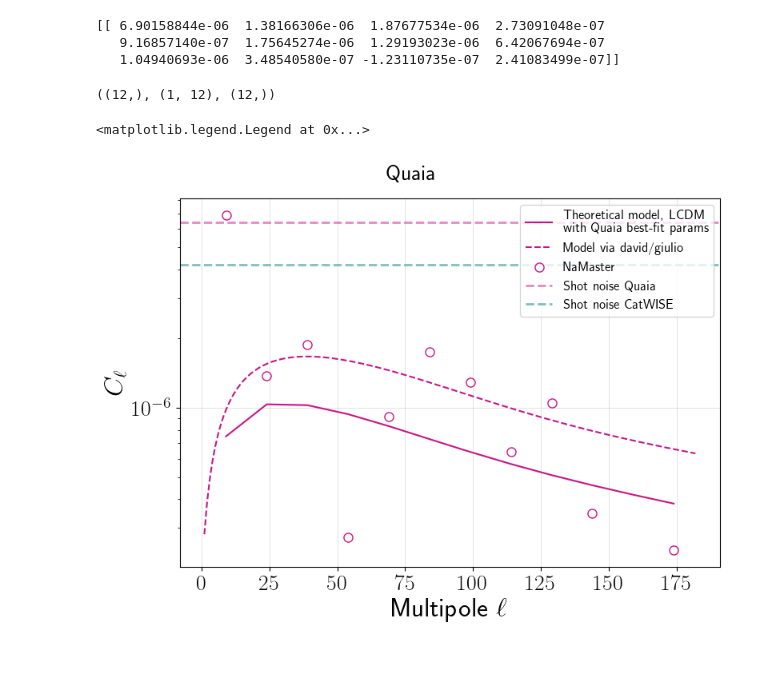
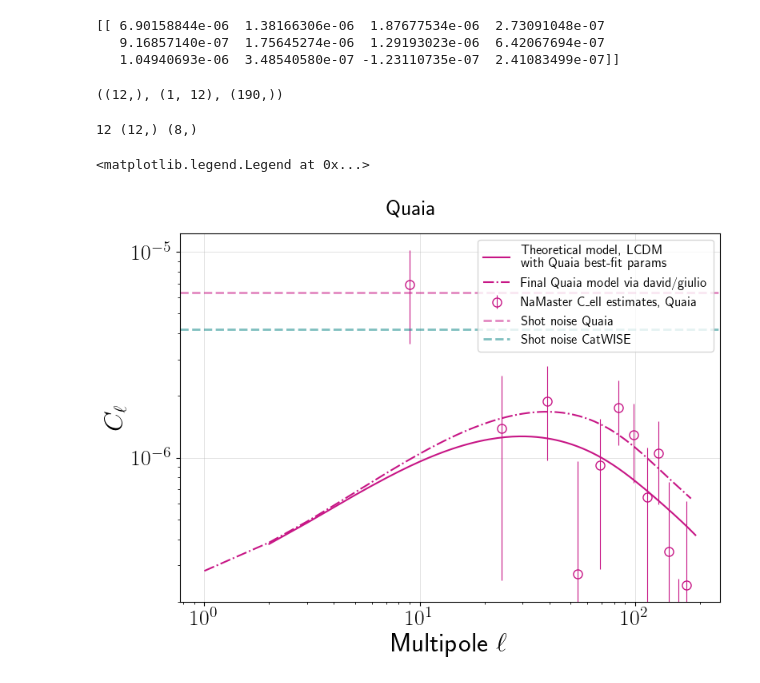
Before and after one commit to abbyw24/lss-dipoles, a Jupyter notebook: notebooks/2024-06-05_pseudo-Cells.ipynb, the cells around one changed output. Drawn from its saved outputs; the diff is of its cells as text; code cells hidden in the pictures.

```diff
--- a/notebooks/2024-06-05_pseudo-Cells.ipynb
+++ b/notebooks/2024-06-05_pseudo-Cells.ipynb
@@ -879,8 +879,15 @@ nz = np.array([np.sum(np.exp(-0.5*((z-zm)/sz)**2)/sz)
 # Now let's create a galaxy clustering tracer matching the first Quaia bin
 # We will give it a constant bias evolution for simplicity. The bias is roughly b_g~2.2.
 #t_sacc = s.tracers['qso0']
+bg = 1
+bias_sdss = bg * (0.278*((1 + zs)**2 - 6.565) + 2.393)
+bias_constant = np.ones_like(zs)*2.2
 tg = ccl.NumberCountsTracer(cosmo, has_rsd=False,
                             dndz=(zs, nz),
-                            bias=(zs, np.ones_like(zs)*2)
+                            bias=(zs, bias_constant),
                             )
-print(tg)
+
+tg_bsdss = ccl.NumberCountsTracer(cosmo, has_rsd=False,
+                            dndz=(zs, nz),
+                            bias=(zs, bias_sdss),
+                            )
@@ -901,6 +904,10 @@ print(leff_tohil)
 # %% [output]
 64
 [  9.  24.  39.  54.  69.  84.  99. 114. 129. 144. 159. 174.]
+# %%
+# Bins fine
+b_tohil_fine = nmt.NmtBin(nside, nlb=1)
+leff_tohil_fine = b_tohil_fine.get_effective_ells()
 # %%
 cl_quaia_tohil, nl_quaia_tohil, w_quaia_tohil, Bbl_quaia_tohil = get_cl(f_quaia, f_quaia, b_tohil,
                         pnl=nl_coupled_meanmethodAbby)
@@ -909,13 +916,18 @@ print(cl_quaia_tohil)
 [[ 6.90158844e-06  1.38166306e-06  1.87677534e-06  2.73091048e-07
    9.16857140e-07  1.75645274e-06  1.29193023e-06  6.42067694e-07
    1.04940693e-06  3.48540580e-07 -1.23110735e-07  2.41083499e-07]]
+# %%
+f = f_quaia
+w = w_quaia_tohil
+cv = get_cov(f, f, f, f, w, w)
+err_cl_namaster = np.sqrt(np.diag(cv))
 # %%
 #l, cl_gg, cov_gg_gg = s.get_ell_cl('cl_00', 'qso0', 'qso0', return_cov=True)
-clt_gg = ccl.angular_cl(cosmo, tg, tg, leff_tohil)
+clt_gg = ccl.angular_cl(cosmo, tg, tg, leff_tohil_fine)
 # %%
 leff_tohil.shape, cl_quaia_tohil.shape, clt_gg.shape
 # %% [output]
-((12,), (1, 12), (12,))
+((12,), (1, 12), (190,))
 # %%
 # and best-fit model from David, cutting to only the relevant ells
 fn_model = f'{datadir}/quaia_PS/cl_gg_bf_G20.0_1bin.npz'
@@ -924,6 +936,10 @@ with np.load(fn_model) as res:
     Cells_mod = res['cl_gg']
 idx = ells_mod <= np.max(leff_tohil)+nlb
 ells_mod, Cells_mod = ells_mod[idx], Cells_mod[idx]
+# %%
+print(len(leff_tohil), cl_quaia_tohil[0].shape, err_cl_namaster.shape)
+# %% [output]
+12 (12,) (8,)
 # %%
 # plottt
 #  (Cell functions output C_0, but start with C_1 since we're fitting overdensities)
@@ -932,20 +948,20 @@ fig.suptitle('Quaia', fontsize=20)
 
 kwargs = dict(ls='None', ms=6, alpha=1, lw=lw)
 
-ax.plot(leff_tohil, clt_gg,
+ax.plot(leff_tohil_fine, clt_gg,
         c=color_quaia, label='Theoretical model, LCDM\nwith Quaia best-fit params')
 
 ax.plot(ells_mod, Cells_mod,
-        c=color_quaia, label='Model via david/giulio',
-        ls='--')
+        c=color_quaia, label='Final Quaia model via david/giulio',
+        ls='-.')
+
 
 
 ax.errorbar(leff_tohil, cl_quaia_tohil[0],
-            #yerr=np.sqrt(np.diag(cv)),
-            yerr=None,
+            yerr=err_cl_namaster,
             color=color_quaia, marker='o', markersize=8, markerfacecolor='None',
-            ls='None',
-            label='NaMaster')
+            ls='None', lw=0.8,
+            label='NaMaster C_ell estimates, Quaia')
 
 # # expected dipole amplitude
 # kwargs = dict(marker='*', ms=10, mec='k', alpha=0.7, ls='None')
@@ -956,31 +972,33 @@ ax.errorbar(leff_tohil, cl_quaia_tohil[0],
 # shot noise estimates
 kwargs = dict(ls='--', alpha=0.5, lw=lw)
 ax.axhline(noise_quaia_Cell, c=color_quaia, **kwargs)
 # manual label
 line = mpl.lines.Line2D([0], [0], c=color_quaia, label='Shot noise Quaia', **kwargs)
 
 kwargs = dict(ls='--', alpha=0.5, lw=lw)
 ax.axhline(noise_catwise_Cell, c=color_catwise, **kwargs)
 # manual label
 line_cat = mpl.lines.Line2D([0], [0], c=color_catwise, label='Shot noise CatWISE', **kwargs)
 
 
 # model + shot noise
 #ax.plot(ells_mod, Cells_mod + noise_quaia_Cell, c=color_quaia, label='Model + shot noise', alpha=0.5)
 
 # add manual symbols to auto legend
 handles, labels = plt.gca().get_legend_handles_labels()
 handles.extend([line, line_cat])
 #handles.extend([marker, line])
 
 ax.semilogy()
 ax.grid(alpha=0.5, lw=lw_grid)
 
 ax.set_xlabel(r'Multipole $\ell$')
 ax.set_ylabel(r'$C_\ell$')
 
+ax.set_xscale('log')
+
 #ax.legend(loc=1, fontsize=12)
 ax.legend(handles=handles, loc=1, fontsize=12)
 # %% [output]
 <matplotlib.legend.Legend at 0x...>
-[figure, old version]
+[figure, new version]
```
Also changed, not shown: parts of 1 cell of this notebook.
